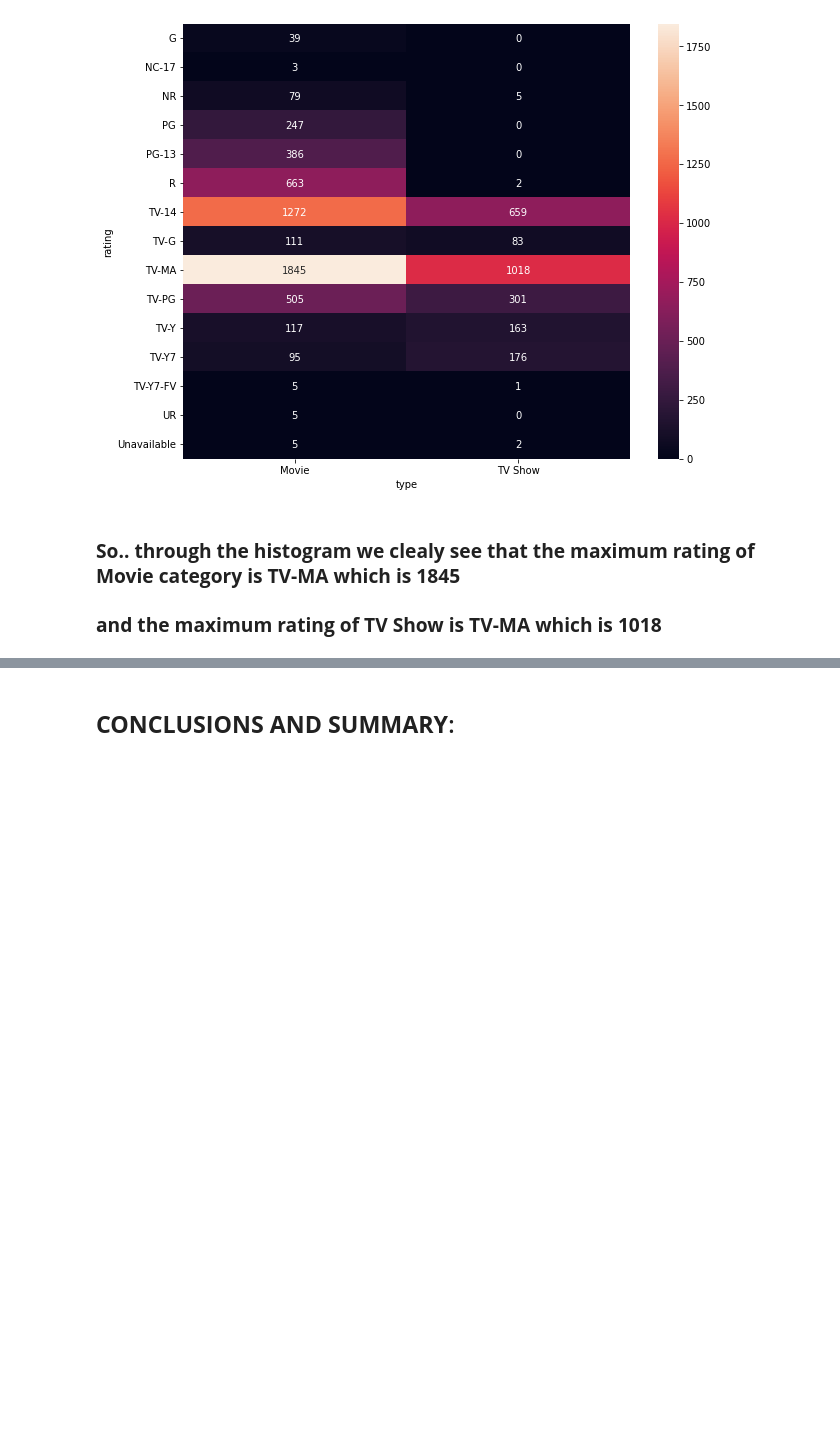
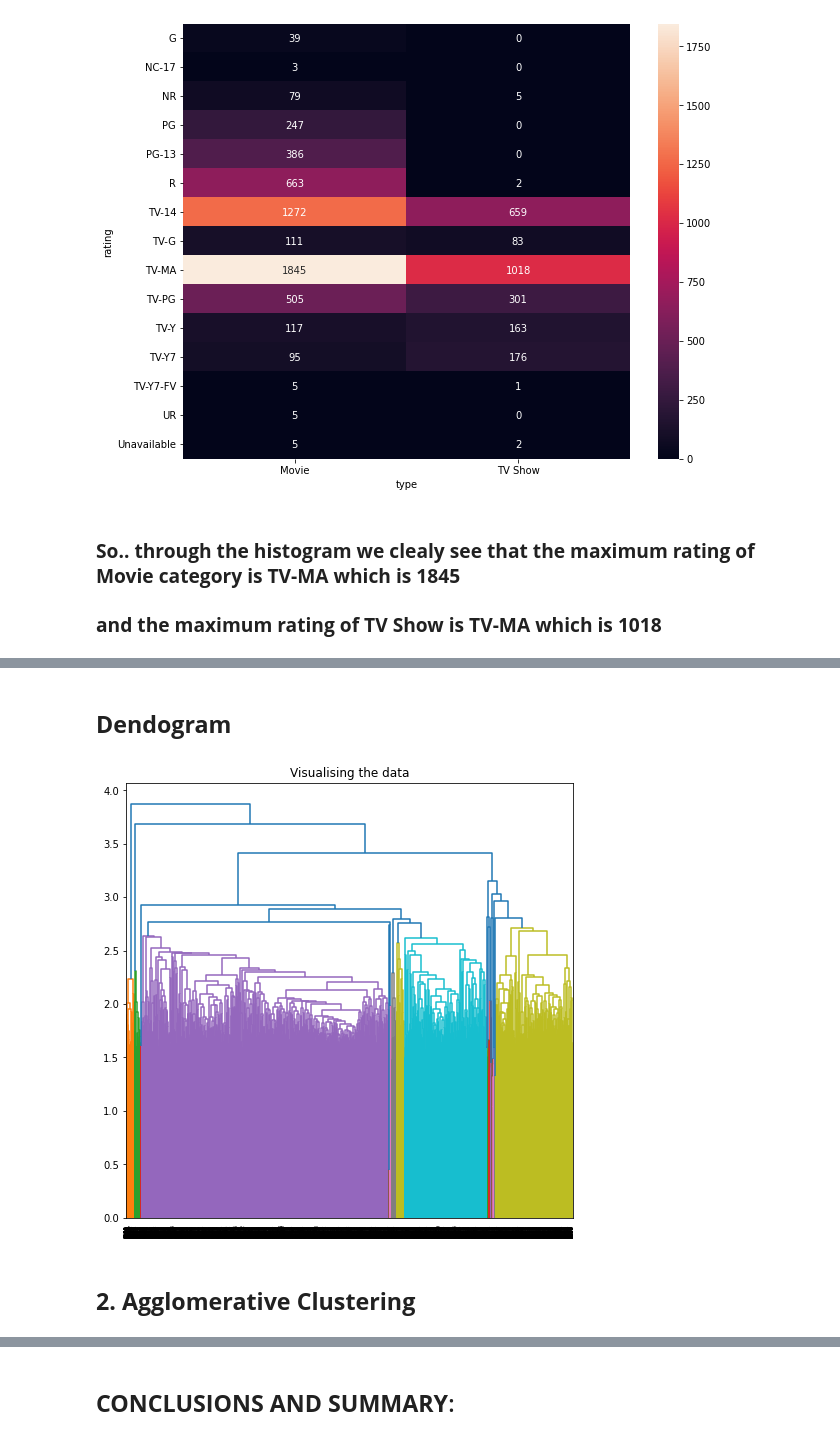
Before and after one commit to spradeepgit/NETFLIX-MOVIES-AND-TV-SHOWS-CLUSTERING, a Jupyter notebook: NETFLIX_MOVIES_AND_TV_SHOWS_CLUSTERING.ipynb, the cells around one changed output, grey strips where cells are left out. Saved outputs shown, nothing was run; the diff lists cells and outputs as text; code cells hidden in the pictures; blank space fills up the shorter version.

```diff
--- a/NETFLIX_MOVIES_AND_TV_SHOWS_CLUSTERING.ipynb
+++ b/NETFLIX_MOVIES_AND_TV_SHOWS_CLUSTERING.ipynb
@@ -504,0 +710,11 @@ xlabel='country'
+# %% [markdown]
+## **Dendogram**
+# %%
+import scipy.cluster.hierarchy as shc
+plt.figure(figsize =(8, 8))
+plt.title('Visualising the data')
+Dendrogram = shc.dendrogram((shc.linkage(X, method ='ward')))
+# %% [output]
+[figure, added]
+# %% [markdown]
+## **2. Agglomerative Clustering**
```
Also changed, not shown: parts of 27 cells of this notebook.
